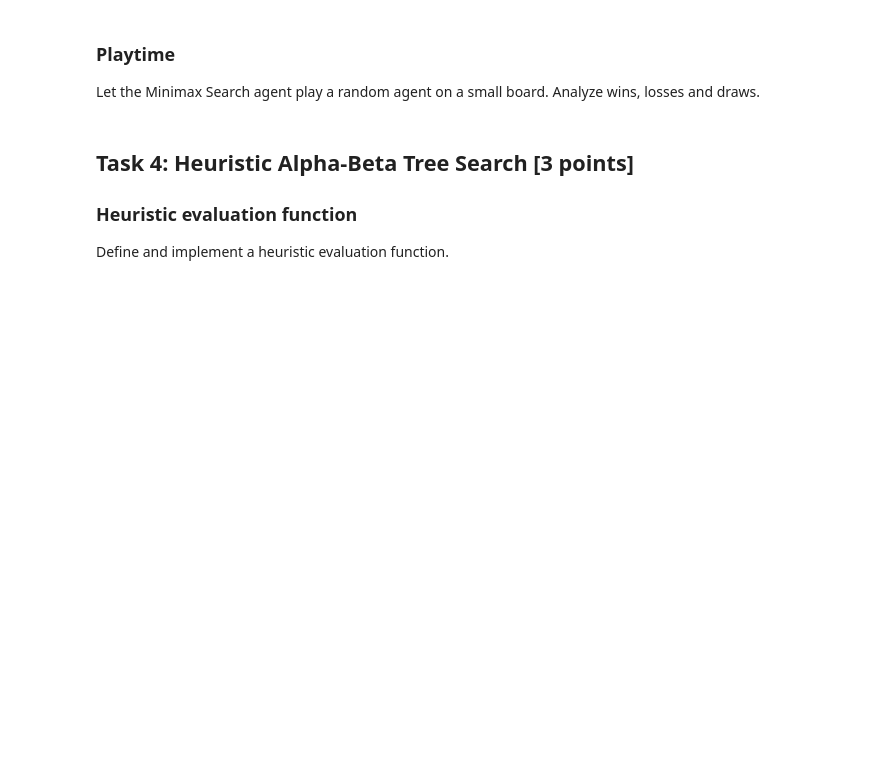
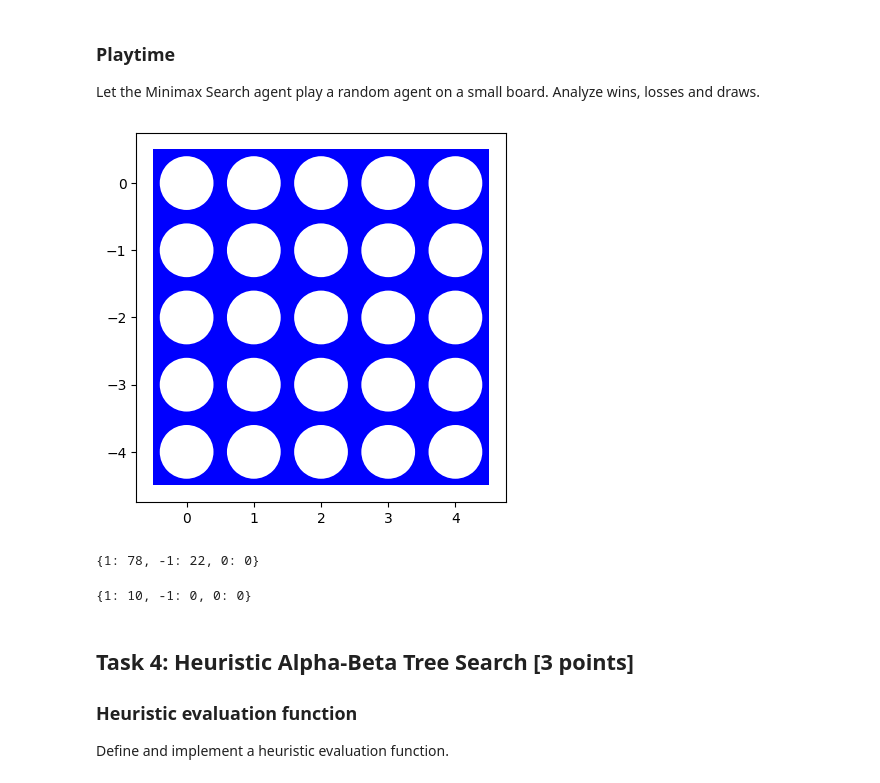
Before and after one commit to LaiTanTai/CSTTNT_NC, a Jupyter notebook: lab04/assignment_mean_connect4.ipynb, the cells around one changed output. Drawn from its saved outputs; the diff is of its cells as text; code cells hidden in the pictures; blank space fills up the shorter version.

```diff
--- a/lab04/assignment_mean_connect4.ipynb
+++ b/lab04/assignment_mean_connect4.ipynb
@@ -323,3 +449,22 @@ Let the Minimax Search agent play a random agent on a small board. Analyze wins,
+# %%
+# Your code/ answer goes here.
+
+board = [[0, 0, 0, 0, 0],
+         [0, 0, 0, 0, 0],
+         [0, 0, 0, 0, 0],
+         [0, 0, 0, 0, 0],
+         [0, 0, 0, 0, 0]]
+
+board = np.array(board)
+
+visualize(board)
+print(simulate_random_games(100))
+
+simulate_games(10, board)
+# %% [output]
+[figure, added]
+{1: 78, -1: 22, 0: 0}
+{1: 10, -1: 0, 0: 0}
 # %% [markdown]
 ## Task 4: Heuristic Alpha-Beta Tree Search [3 points]
 
```
Also changed, not shown: parts of 23 cells of this notebook.
